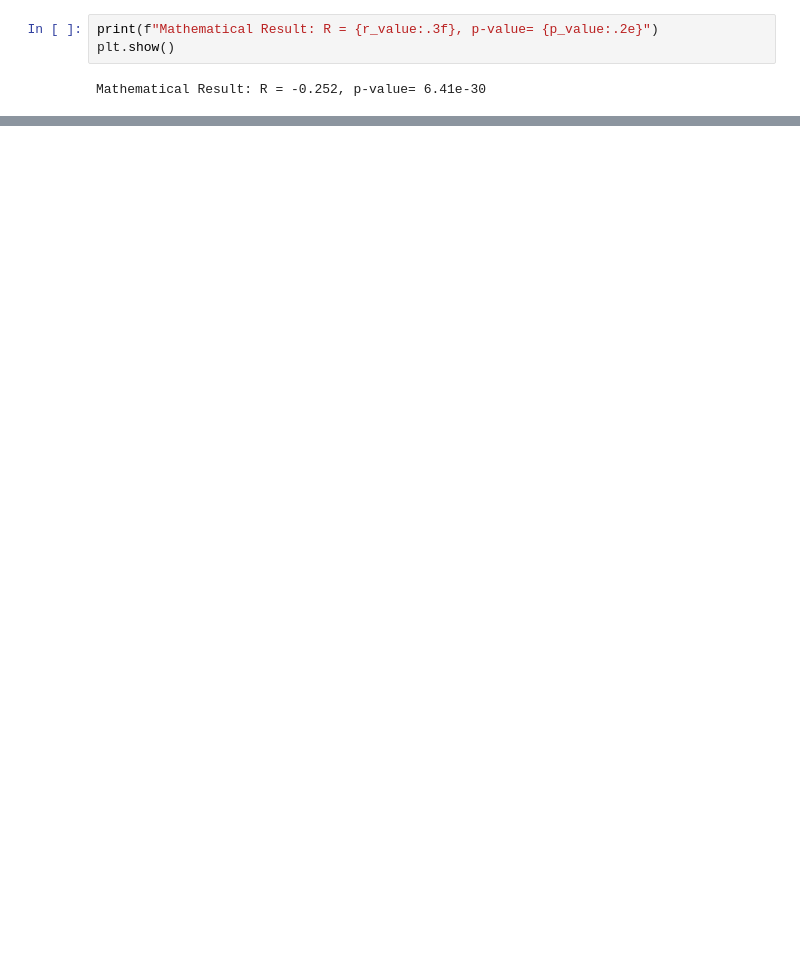
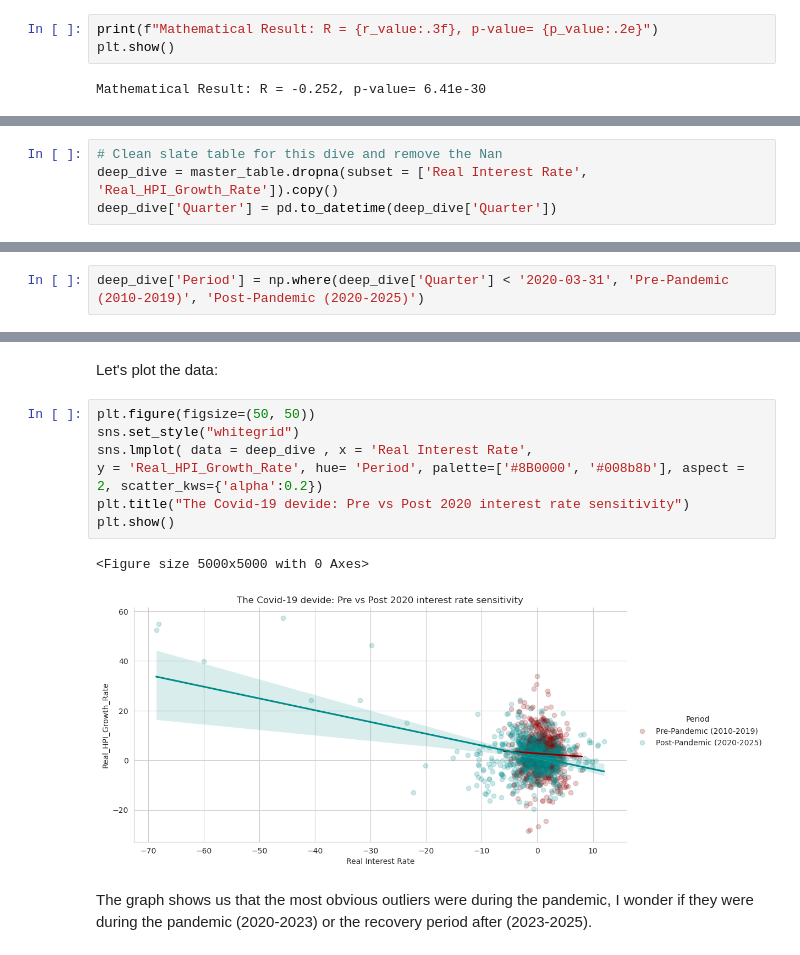
Before and after one commit to SiyanaVel19/Final_project_SU_2026, a Jupyter notebook: Project_housing_2.ipynb, the cells around one changed output, grey strips where cells are left out. Cells and saved outputs as stored; diff of their text form; blank space fills up the shorter version.

```diff
--- a/Project_housing_2.ipynb
+++ b/Project_housing_2.ipynb
@@ -1044,0 +1073,4 @@ Mathematical Result: R = -0.252, p-value= 6.41e-30
+# %%
+# Clean slate table for this dive and remove the Nan
+deep_dive = master_table.dropna(subset = ['Real Interest Rate', 'Real_HPI_Growth_Rate']).copy()
+deep_dive['Quarter'] = pd.to_datetime(deep_dive['Quarter'])
@@ -1044,0 +1079,2 @@ Mathematical Result: R = -0.252, p-value= 6.41e-30
+# %%
+deep_dive['Period'] = np.where(deep_dive['Quarter'] < '2020-03-31', 'Pre-Pandemic (2010-2019)', 'Post-Pandemic (2020-2025)')
@@ -1044,0 +1097,14 @@ Mathematical Result: R = -0.252, p-value= 6.41e-30
+# %% [markdown]
+Let's plot the data:
+# %%
+plt.figure(figsize=(50, 50))
+sns.set_style("whitegrid")
+sns.lmplot( data = deep_dive , x = 'Real Interest Rate',
+y = 'Real_HPI_Growth_Rate', hue= 'Period', palette=['#8B0000', '#008b8b'], aspect = 2, scatter_kws={'alpha':0.2})
+plt.title("The Covid-19 devide: Pre vs Post 2020 interest rate sensitivity")
+plt.show()
+# %% [output]
+<Figure size 5000x5000 with 0 Axes>
+[figure, added]
+# %% [markdown]
+The graph shows us that the most obvious outliers were during the pandemic, I wonder if they were during the pandemic (2020-2023) or the recovery period after (2023-2025).
```
Also changed, not shown: parts of 41 cells of this notebook.
